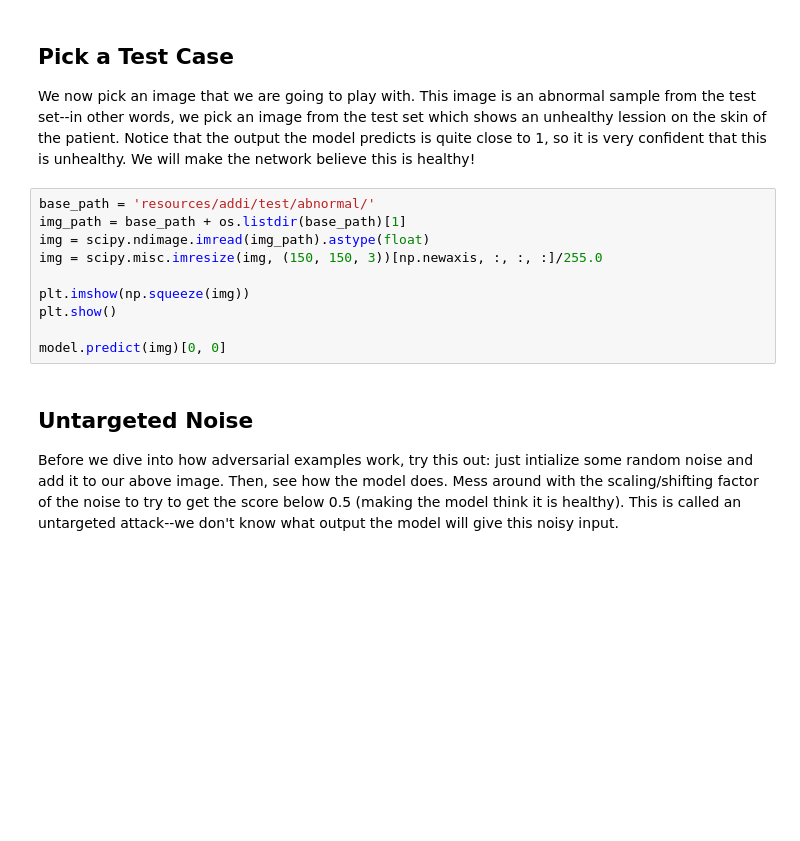
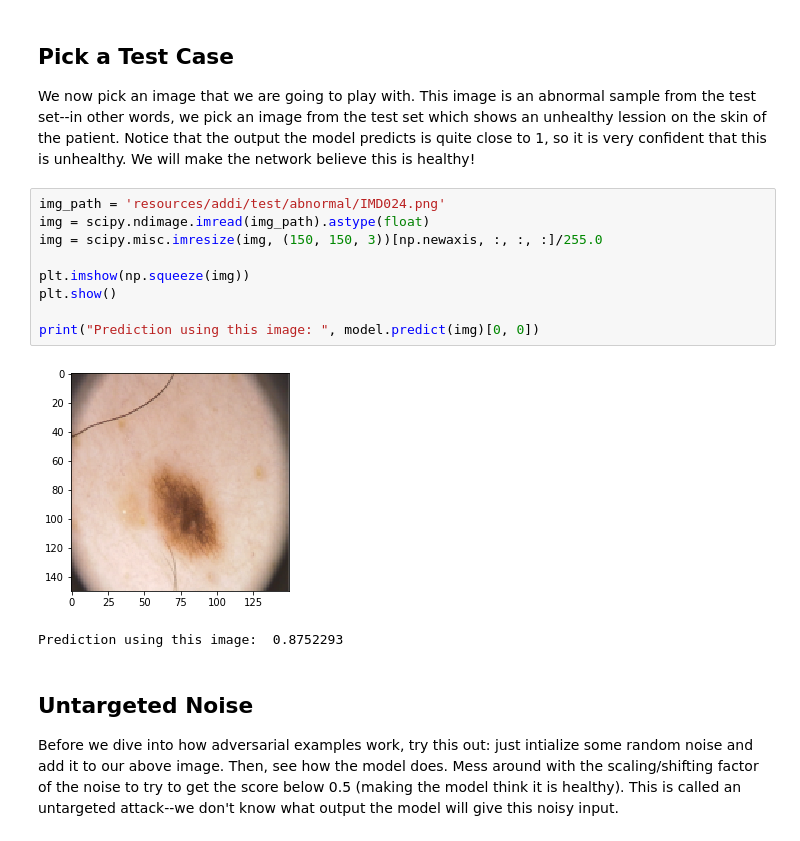
Before and after one commit to karan1149/cs21si, a Jupyter notebook: unit4/Week7_Homework.ipynb, the cells around one changed output. Saved outputs shown, nothing was run; the diff lists cells and outputs as text; blank space fills up the shorter version.

```diff
--- a/unit4/Week7_Homework.ipynb
+++ b/unit4/Week7_Homework.ipynb
@@ -28,15 +48,17 @@ model.summary()
 
 We now pick an image that we are going to play with. This image is an abnormal sample from the test set--in other words, we pick an image from the test set which shows an unhealthy lession on the skin of the patient. Notice that the output the model predicts is quite close to 1, so it is very confident that this is unhealthy. We will make the network believe this is healthy!
 # %%
-base_path = 'resources/addi/test/abnormal/'
-img_path = base_path + os.listdir(base_path)[1]
+img_path = 'resources/addi/test/abnormal/IMD024.png'
 img = scipy.ndimage.imread(img_path).astype(float)
 img = scipy.misc.imresize(img, (150, 150, 3))[np.newaxis, :, :, :]/255.0
 
 plt.imshow(np.squeeze(img))
 plt.show()
 
-model.predict(img)[0, 0]
+print("Prediction using this image: ", model.predict(img)[0, 0])
+# %% [output]
+[figure, added]
+Prediction using this image:  0.8752293
 # %% [markdown]
 ## Untargeted Noise
 
```
Also changed, not shown: parts of 5 cells of this notebook, 1 other file.
